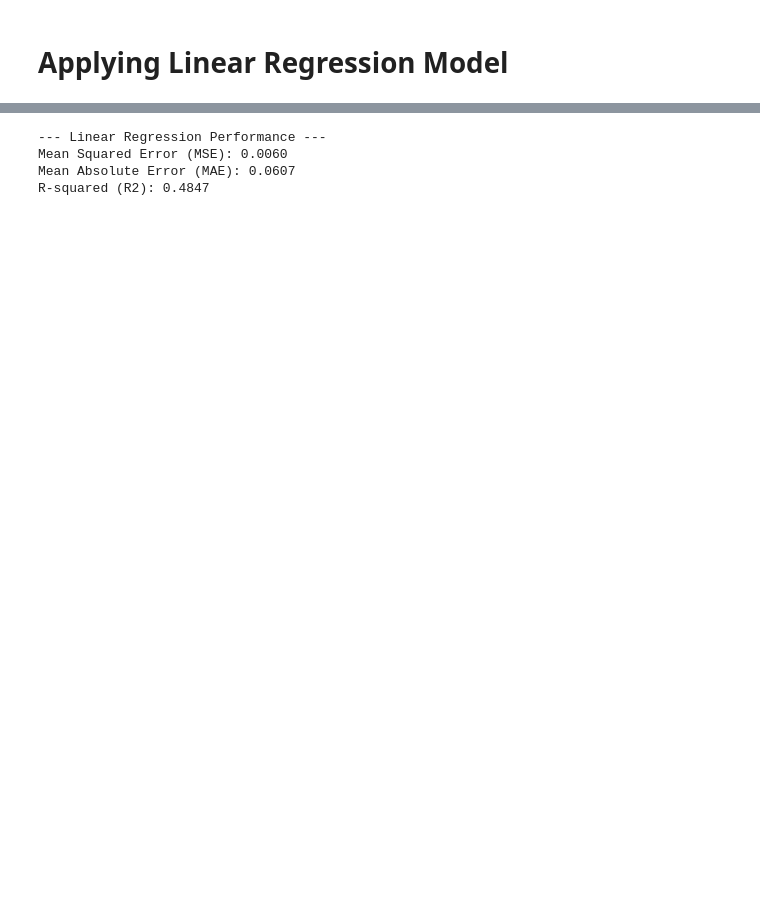
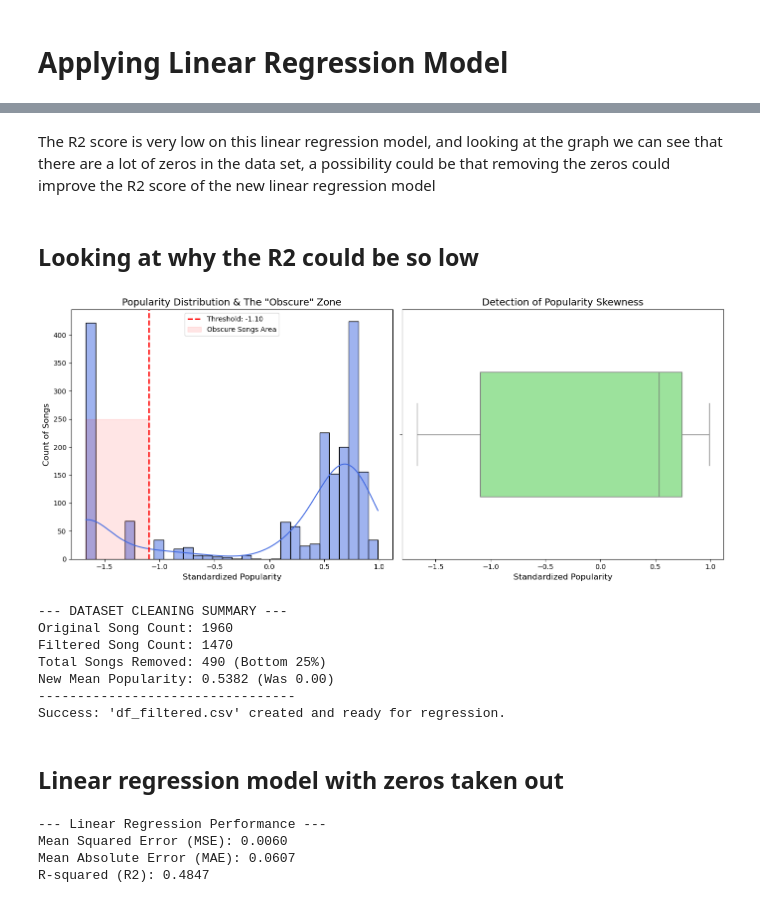
Before and after one commit to SamuelHellqvist/CS4168-DATA-MINING-UL----Project, a Jupyter notebook: linear_regression.ipynb, the cells around one changed output, grey strips where cells are left out. Cells and saved outputs as stored; diff of their text form; code cells hidden in the pictures; blank space fills up the shorter version.

```diff
--- a/linear_regression.ipynb
+++ b/linear_regression.ipynb
@@ -10,3 +87,61 @@ from sklearn.metrics import mean_squared_error, mean_absolute_error, r2_score
+# %% [markdown]
+The R2 score is very low on this linear regression model, and looking at the graph we can see that there are a lot of zeros in the data set, a possibility could be that removing the zeros could improve the R2 score of the new linear regression model
+# %% [markdown]
+## Looking at why the R2 could be so low
+# %%
+import seaborn as sns
+# 1. Load the original transformed dataset
+dfexample = pd.read_csv('df_transformed.csv')
+
+# 2. Visualize the Problem: The "Long Tail" of Low Popularity
+plt.figure(figsize=(14, 6))
+
+# Histogram with KDE
+plt.subplot(1, 2, 1)
+sns.histplot(dfexample['popularity'], kde=True, color='royalblue', bins=30)
+# Calculate the 25th percentile threshold
+threshold = dfexample['popularity'].quantile(0.25)
+plt.axvline(threshold, color='red', linestyle='--', linewidth=2, label=f'Threshold: {threshold:.2f}')
+plt.fill_betweenx([0, 250], dfexample['popularity'].min(), threshold, color='red', alpha=0.1, label='Obscure Songs Area')
+plt.title('Popularity Distribution & The "Obscure" Zone', fontsize=14)
+plt.xlabel('Standardized Popularity', fontsize=12)
+plt.ylabel('Count of Songs', fontsize=12)
+plt.legend()
+
+# Boxplot to show spread and density
+plt.subplot(1, 2, 2)
+sns.boxplot(x=dfexample['popularity'], color='lightgreen', width=0.5)
+plt.title('Detection of Popularity Skewness', fontsize=14)
+plt.xlabel('Standardized Popularity', fontsize=12)
+
+plt.tight_layout()
+plt.show()
+
+# 3. Create a filtered DataFrame (Removing the bottom 25%)
+df_filtered = dfexample[dfexample['popularity'] > threshold].copy()
+
+# 4. Impact Summary for the team
+print("--- DATASET CLEANING SUMMARY ---")
+print(f"Original Song Count: {len(dfexample)}")
+print(f"Filtered Song Count: {len(df_filtered)}")
+print(f"Total Songs Removed: {len(dfexample) - len(df_filtered)} (Bottom 25%)")
+print(f"New Mean Popularity: {df_filtered['popularity'].mean():.4f} (Was 0.00)")
+print("---------------------------------")
+
+# 5. Save the new dataset for the next modeling steps
+df_filtered.to_csv('df_filtered.csv', index=False)
+print("Success: 'df_filtered.csv' created and ready for regression.")
+# %% [output]
+[figure, added]
+--- DATASET CLEANING SUMMARY ---
+Original Song Count: 1960
+Filtered Song Count: 1470
+Total Songs Removed: 490 (Bottom 25%)
+New Mean Popularity: 0.5382 (Was 0.00)
+---------------------------------
+Success: 'df_filtered.csv' created and ready for regression.
+# %% [markdown]
+## Linear regression model with zeros taken out
 # %%
 # 1. Load the transformed dataset
 # Ensure 'df_transformed.csv' is in the same directory as your notebook
```
Also changed, not shown: parts of 8 cells of this notebook, 2 other files.
